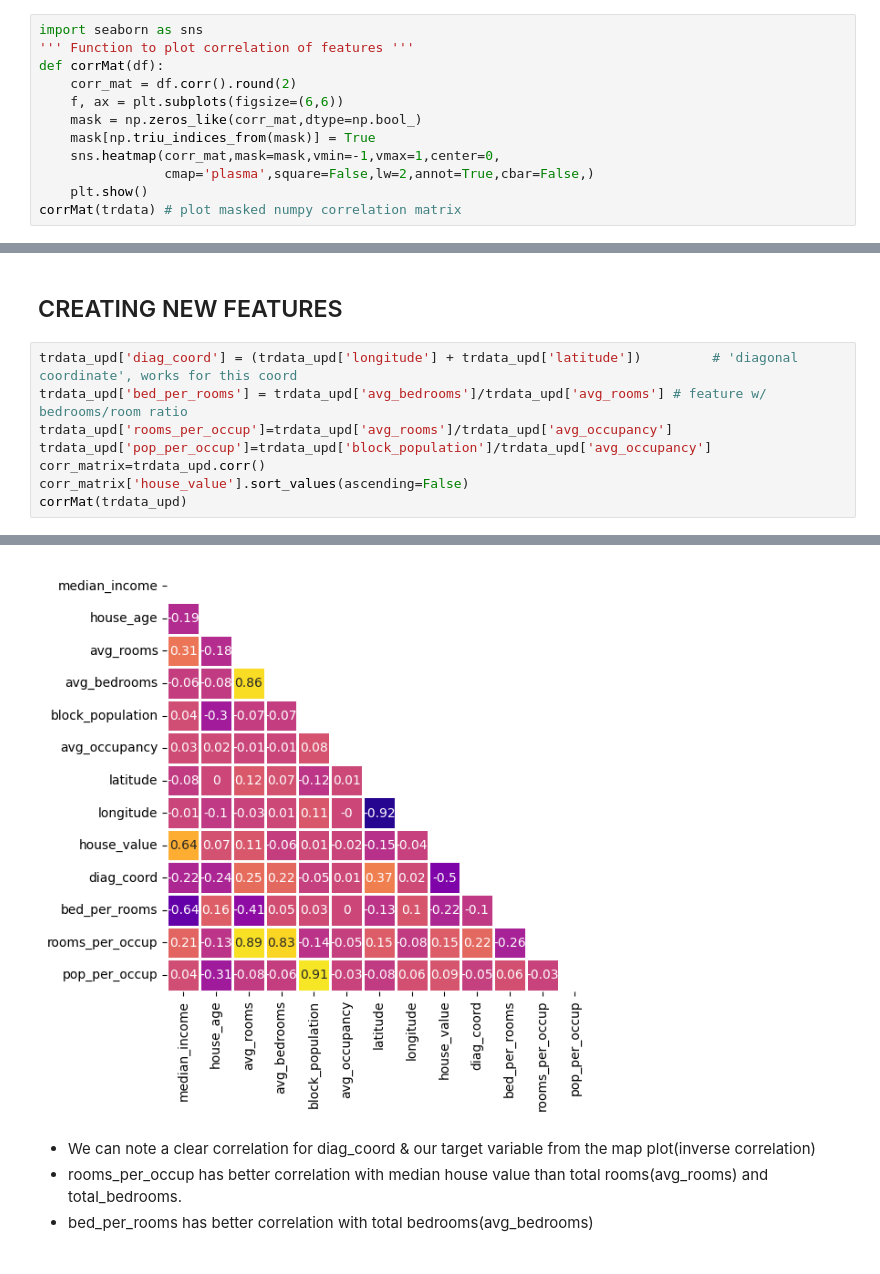
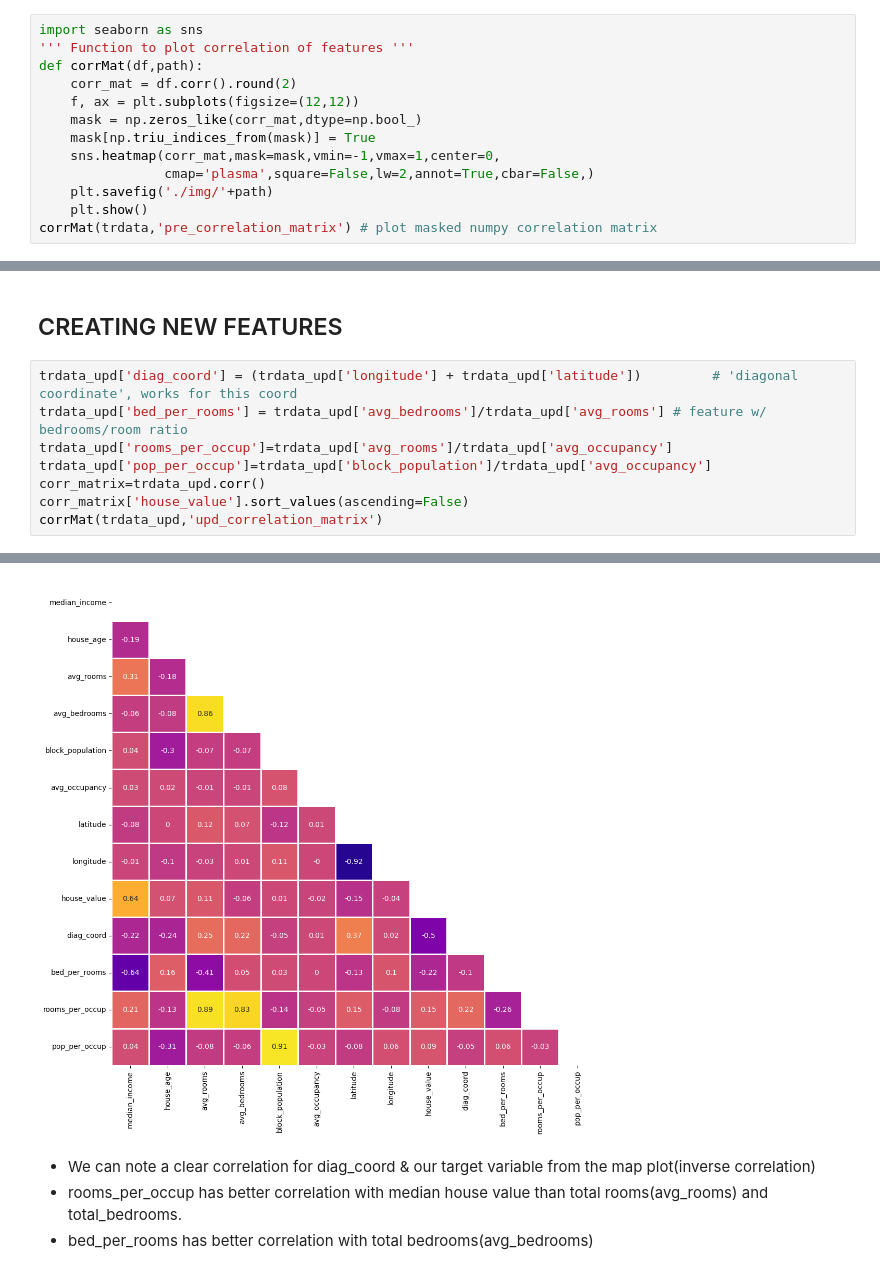
Before and after one commit to Motion115/ML-Labs, a Jupyter notebook: lab1/EDA_and_data_cleaning.ipynb, the cells around one changed output, grey strips where cells are left out. Cells and saved outputs as stored; diff of their text form.

```diff
--- a/lab1/data_clean.ipynb
+++ b/lab1/EDA_and_data_cleaning.ipynb
@@ -201,13 +192,14 @@ Name: house_value, dtype: float64
 # %%
 import seaborn as sns
 ''' Function to plot correlation of features '''
-def corrMat(df):
+def corrMat(df,path):
     corr_mat = df.corr().round(2)
-    f, ax = plt.subplots(figsize=(6,6))
+    f, ax = plt.subplots(figsize=(12,12))
     mask = np.zeros_like(corr_mat,dtype=np.bool_)
     mask[np.triu_indices_from(mask)] = True
     sns.heatmap(corr_mat,mask=mask,vmin=-1,vmax=1,center=0,
                 cmap='plasma',square=False,lw=2,annot=True,cbar=False,)
+    plt.savefig('./img/'+path)
     plt.show()
-corrMat(trdata) # plot masked numpy correlation matrix
+corrMat(trdata,'pre_correlation_matrix') # plot masked numpy correlation matrix
 # %% [output]
@@ -248,33 +240,33 @@ tedata_upd = tedata[tedata['house_value'] != maxval]
 # %%
 trdata_upd['diag_coord'] = (trdata_upd['longitude'] + trdata_upd['latitude'])         # 'diagonal coordinate', works for this coord
 trdata_upd['bed_per_rooms'] = trdata_upd['avg_bedrooms']/trdata_upd['avg_rooms'] # feature w/ bedrooms/room ratio
 trdata_upd['rooms_per_occup']=trdata_upd['avg_rooms']/trdata_upd['avg_occupancy']
 trdata_upd['pop_per_occup']=trdata_upd['block_population']/trdata_upd['avg_occupancy']
 corr_matrix=trdata_upd.corr()
 corr_matrix['house_value'].sort_values(ascending=False)
-corrMat(trdata_upd)
+corrMat(trdata_upd,'upd_correlation_matrix')
 # %% [output]
 A value is trying to be set on a copy of a slice from a DataFrame.
 Try using .loc[row_indexer,col_indexer] = value instead
 
 See the caveats in the documentation: https://pandas.pydata.org/pandas-docs/stable/user_guide/indexing.html#returning-a-view-versus-a-copy
   trdata_upd['diag_coord'] = (trdata_upd['longitude'] + trdata_upd['latitude'])         # 'diagonal coordinate', works for this coord
 A value is trying to be set on a copy of a slice from a DataFrame.
 Try using .loc[row_indexer,col_indexer] = value instead
 
 See the caveats in the documentation: https://pandas.pydata.org/pandas-docs/stable/user_guide/indexing.html#returning-a-view-versus-a-copy
   trdata_upd['bed_per_rooms'] = trdata_upd['avg_bedrooms']/trdata_upd['avg_rooms'] # feature w/ bedrooms/room ratio
 A value is trying to be set on a copy of a slice from a DataFrame.
 Try using .loc[row_indexer,col_indexer] = value instead
 
 See the caveats in the documentation: https://pandas.pydata.org/pandas-docs/stable/user_guide/indexing.html#returning-a-view-versus-a-copy
   trdata_upd['rooms_per_occup']=trdata_upd['avg_rooms']/trdata_upd['avg_occupancy']
 A value is trying to be set on a copy of a slice from a DataFrame.
 Try using .loc[row_indexer,col_indexer] = value instead
 
 See the caveats in the documentation: https://pandas.pydata.org/pandas-docs/stable/user_guide/indexing.html#returning-a-view-versus-a-copy
   trdata_upd['pop_per_occup']=trdata_upd['block_population']/trdata_upd['avg_occupancy']
-[figure, old version]
+[figure, new version]
 # %% [markdown]
 * We can note a clear correlation for diag_coord & our target variable from the map plot(inverse correlation)
 * rooms_per_occup has better correlation with median house value than total rooms(avg_rooms) and total_bedrooms.
```
Also changed, not shown: parts of 7 cells of this notebook, 10 other files.
